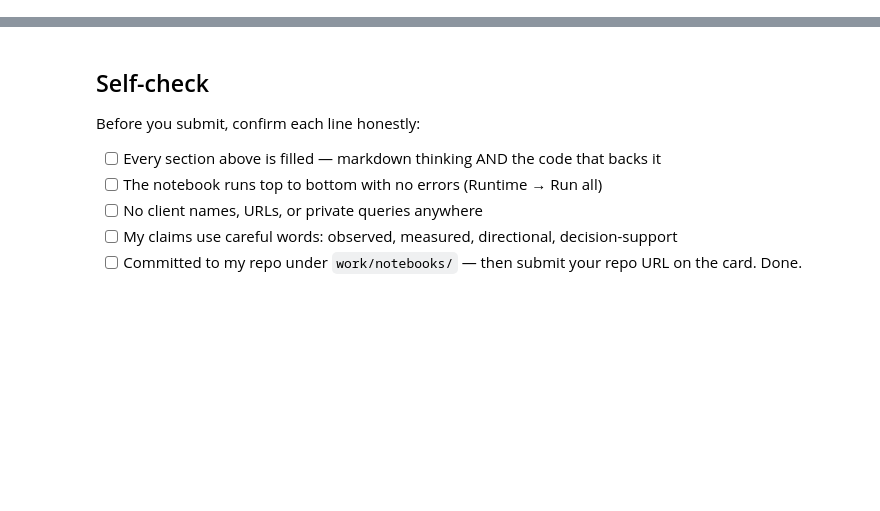
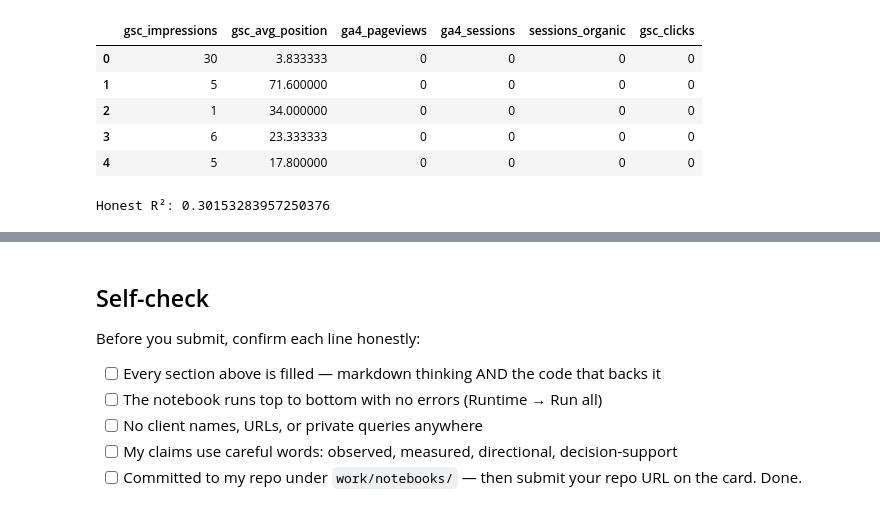
Before and after one commit to abiodunadesesan/FlyRank-ml-Internship-, a Jupyter notebook: work/notebooks/w03_data_contract.ipynb, the cells around one changed output, grey strips where cells are left out. Cells and saved outputs as stored; diff of their text form; code cells hidden in the pictures; blank space fills up the shorter version.

Commit message:
data contract completed

```diff
--- a/work/notebooks/w03_data_contract.ipynb
+++ b/work/notebooks/w03_data_contract.ipynb
@@ -36,0 +80,27 @@ This skeleton is yours to fill. Work the sections **in order** — each one has
+# %%
+import duckdb
+import pandas as pd
+
+rows = []
+
+for i, row in enumerate(daily["train"]):
+    rows.append(row)
+    if i >= 50000:
+        break
+
+df = pd.DataFrame(rows)
+
+duckdb.sql("""
+SELECT
+    report_date,
+    client_hash_id,
+    content_hash_id,
+    COUNT(*) AS duplicate_rows
+FROM df
+GROUP BY
+    report_date,
+    client_hash_id,
+    content_hash_id
+HAVING COUNT(*) > 1
+LIMIT 5
+""").df()
@@ -36,0 +198,43 @@ This skeleton is yours to fill. Work the sections **in order** — each one has
+# %%
+feature_df = df[
+    [
+        "gsc_impressions",
+        "gsc_avg_position",
+        "ga4_pageviews",
+        "ga4_sessions",
+        "sessions_organic",
+        "gsc_clicks"
+    ]
+].copy()
+
+feature_df.head()
+# %% [output]
+|  | gsc_impressions | gsc_avg_position | ga4_pageviews | ga4_sessions | sessions_organic | gsc_clicks |
+| 0 | 30 | 3.833333 | 0 | 0 | 0 | 0 |
+| 1 | 5 | 71.600000 | 0 | 0 | 0 | 0 |
+| 2 | 1 | 34.000000 | 0 | 0 | 0 | 0 |
+| 3 | 6 | 23.333333 | 0 | 0 | 0 | 0 |
+| 4 | 5 | 17.800000 | 0 | 0 | 0 | 0 |
+# %%
+from sklearn.model_selection import train_test_split
+from sklearn.linear_model import LinearRegression
+
+# Fill missing values with 0 for this demonstration
+clean_df = feature_df.fillna(0)
+
+X = clean_df.drop(columns=["gsc_clicks"])
+y = clean_df["gsc_clicks"]
+
+X_train, X_test, y_train, y_test = train_test_split(
+    X,
+    y,
+    test_size=0.2,
+    random_state=42,
+)
+
+model = LinearRegression()
+model.fit(X_train, y_train)
+
+print("Honest R²:", model.score(X_test, y_test))
+# %% [output]
+Honest R²: 0.30153283957250376
```
Also changed, not shown: parts of 26 cells of this notebook.
